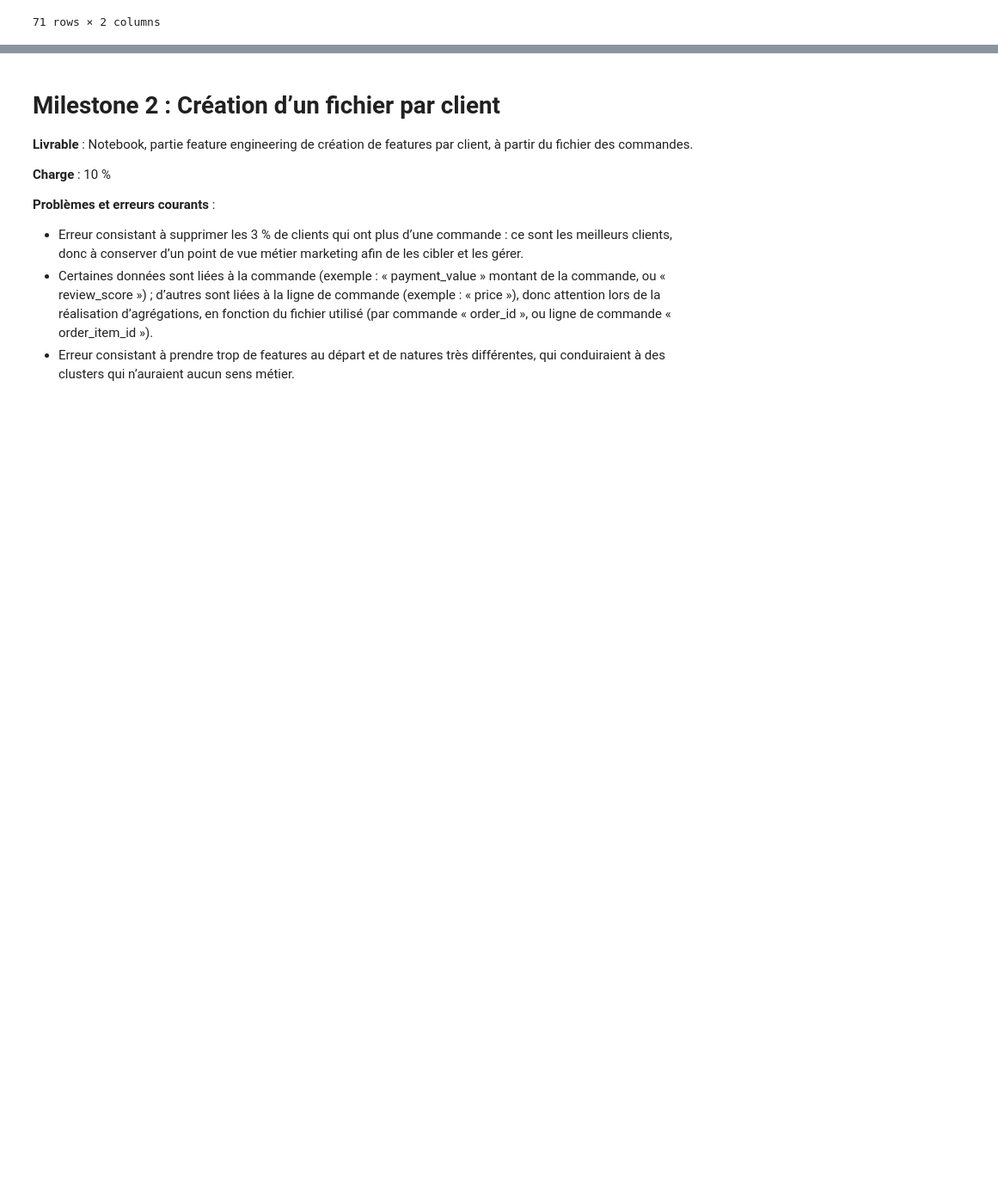
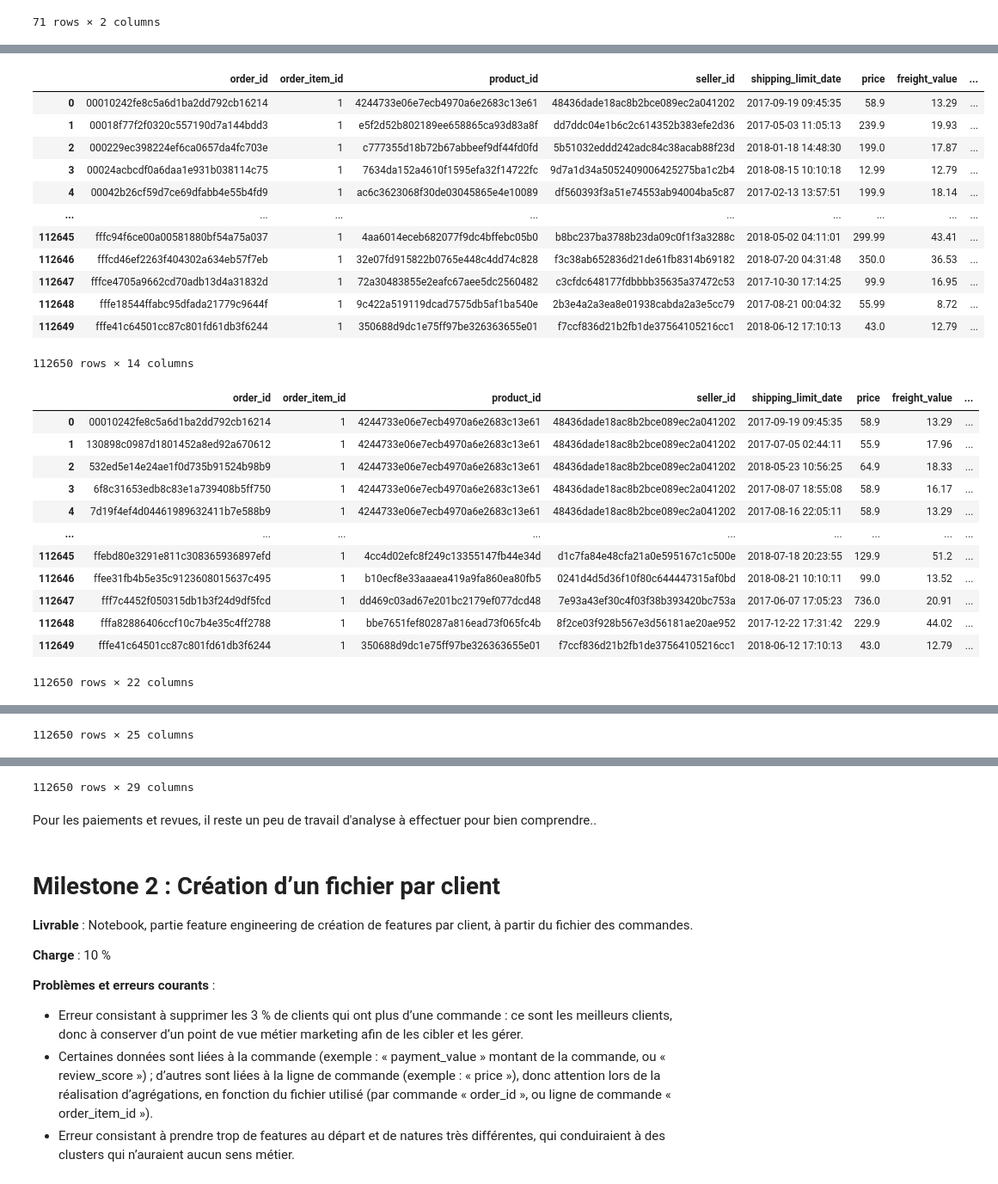
Before and after one commit to Franck-PepperLabs/pepper_olist_market_segmentation, a Jupyter notebook: jupyter/scratchpad.ipynb, the cells around one changed output, grey strips where cells are left out. Shown at 86% size. Saved outputs shown, nothing was run; the diff lists cells and outputs as text; code cells hidden in the pictures; blank space fills up the shorter version.

Commit message:
Tables merge.

```diff
--- a/jupyter/scratchpad.ipynb
+++ b/jupyter/scratchpad.ipynb
@@ -432,0 +617,40 @@ content :
+# %%
+import pandas as pd
+oi_o = pd.merge(order_items, orders, how='inner', on='order_id')
+display(oi_o)
+
+oi_o_p = pd.merge(oi_o, products, how='inner', on='product_id')
+display(oi_o_p)
+
+oi_o_p_s = pd.merge(oi_o_p, sellers, how='inner', on='seller_id')
+display(oi_o_p_s)
+
+oi_o_p_s_c = pd.merge(oi_o_p_s, customers, how='inner', on='customer_id')
+display(oi_o_p_s_c)
+# %% [output]
+|  | order_id | order_item_id | product_id | seller_id | shipping_limit_date | price | freight_value | ... |
+| 0 | 00010242fe8c5a6d1ba2dd792cb16214 | 1 | 4244733e06e7ecb4970a6e2683c13e61 | 48436dade18ac8b2bce089ec2a041202 | 2017-09-19 09:45:35 | 58.9 | 13.29 | ... |
+| 1 | 00018f77f2f0320c557190d7a144bdd3 | 1 | e5f2d52b802189ee658865ca93d83a8f | dd7ddc04e1b6c2c614352b383efe2d36 | 2017-05-03 11:05:13 | 239.9 | 19.93 | ... |
+| 2 | 000229ec398224ef6ca0657da4fc703e | 1 | c777355d18b72b67abbeef9df44fd0fd | 5b51032eddd242adc84c38acab88f23d | 2018-01-18 14:48:30 | 199.0 | 17.87 | ... |
+| 3 | 00024acbcdf0a6daa1e931b038114c75 | 1 | 7634da152a4610f1595efa32f14722fc | 9d7a1d34a5052409006425275ba1c2b4 | 2018-08-15 10:10:18 | 12.99 | 12.79 | ... |
+| 4 | 00042b26cf59d7ce69dfabb4e55b4fd9 | 1 | ac6c3623068f30de03045865e4e10089 | df560393f3a51e74553ab94004ba5c87 | 2017-02-13 13:57:51 | 199.9 | 18.14 | ... |
+| ... | ... | ... | ... | ... | ... | ... | ... | ... |
+| 112645 | fffc94f6ce00a00581880bf54a75a037 | 1 | 4aa6014eceb682077f9dc4bffebc05b0 | b8bc237ba3788b23da09c0f1f3a3288c | 2018-05-02 04:11:01 | 299.99 | 43.41 | ... |
+| 112646 | fffcd46ef2263f404302a634eb57f7eb | 1 | 32e07fd915822b0765e448c4dd74c828 | f3c38ab652836d21de61fb8314b69182 | 2018-07-20 04:31:48 | 350.0 | 36.53 | ... |
+| 112647 | fffce4705a9662cd70adb13d4a31832d | 1 | 72a30483855e2eafc67aee5dc2560482 | c3cfdc648177fdbbbb35635a37472c53 | 2017-10-30 17:14:25 | 99.9 | 16.95 | ... |
+| 112648 | fffe18544ffabc95dfada21779c9644f | 1 | 9c422a519119dcad7575db5af1ba540e | 2b3e4a2a3ea8e01938cabda2a3e5cc79 | 2017-08-21 00:04:32 | 55.99 | 8.72 | ... |
+| 112649 | fffe41c64501cc87c801fd61db3f6244 | 1 | 350688d9dc1e75ff97be326363655e01 | f7ccf836d21b2fb1de37564105216cc1 | 2018-06-12 17:10:13 | 43.0 | 12.79 | ... |
+112650 rows × 14 columns
+|  | order_id | order_item_id | product_id | seller_id | shipping_limit_date | price | freight_value | ... |
+| 0 | 00010242fe8c5a6d1ba2dd792cb16214 | 1 | 4244733e06e7ecb4970a6e2683c13e61 | 48436dade18ac8b2bce089ec2a041202 | 2017-09-19 09:45:35 | 58.9 | 13.29 | ... |
+| 1 | 130898c0987d1801452a8ed92a670612 | 1 | 4244733e06e7ecb4970a6e2683c13e61 | 48436dade18ac8b2bce089ec2a041202 | 2017-07-05 02:44:11 | 55.9 | 17.96 | ... |
+| 2 | 532ed5e14e24ae1f0d735b91524b98b9 | 1 | 4244733e06e7ecb4970a6e2683c13e61 | 48436dade18ac8b2bce089ec2a041202 | 2018-05-23 10:56:25 | 64.9 | 18.33 | ... |
+| 3 | 6f8c31653edb8c83e1a739408b5ff750 | 1 | 4244733e06e7ecb4970a6e2683c13e61 | 48436dade18ac8b2bce089ec2a041202 | 2017-08-07 18:55:08 | 58.9 | 16.17 | ... |
+| 4 | 7d19f4ef4d04461989632411b7e588b9 | 1 | 4244733e06e7ecb4970a6e2683c13e61 | 48436dade18ac8b2bce089ec2a041202 | 2017-08-16 22:05:11 | 58.9 | 13.29 | ... |
+| ... | ... | ... | ... | ... | ... | ... | ... | ... |
+| 112645 | ffebd80e3291e811c308365936897efd | 1 | 4cc4d02efc8f249c13355147fb44e34d | d1c7fa84e48cfa21a0e595167c1c500e | 2018-07-18 20:23:55 | 129.9 | 51.2 | ... |
+| 112646 | ffee31fb4b5e35c9123608015637c495 | 1 | b10ecf8e33aaaea419a9fa860ea80fb5 | 0241d4d5d36f10f80c644447315af0bd | 2018-08-21 10:10:11 | 99.0 | 13.52 | ... |
+| 112647 | fff7c4452f050315db1b3f24d9df5fcd | 1 | dd469c03ad67e201bc2179ef077dcd48 | 7e93a43ef30c4f03f38b393420bc753a | 2017-06-07 17:05:23 | 736.0 | 20.91 | ... |
+| 112648 | fffa82886406ccf10c7b4e35c4ff2788 | 1 | bbe7651fef80287a816ead73f065fc4b | 8f2ce03f928b567e3d56181ae20ae952 | 2017-12-22 17:31:42 | 229.9 | 44.02 | ... |
+| 112649 | fffe41c64501cc87c801fd61db3f6244 | 1 | 350688d9dc1e75ff97be326363655e01 | f7ccf836d21b2fb1de37564105216cc1 | 2018-06-12 17:10:13 | 43.0 | 12.79 | ... |
+112650 rows × 22 columns
@@ -432,0 +669 @@ content :
+112650 rows × 25 columns
@@ -433,3 +682,6 @@ content :
+112650 rows × 29 columns
+# %% [markdown]
+Pour les paiements et revues, il reste un peu de travail d'analyse à effectuer pour bien comprendre..
 # %% [markdown]
 # **Milestone 2** : Création d’un fichier par client
 
```
Also changed, not shown: parts of 11 cells of this notebook, 1 other file.
